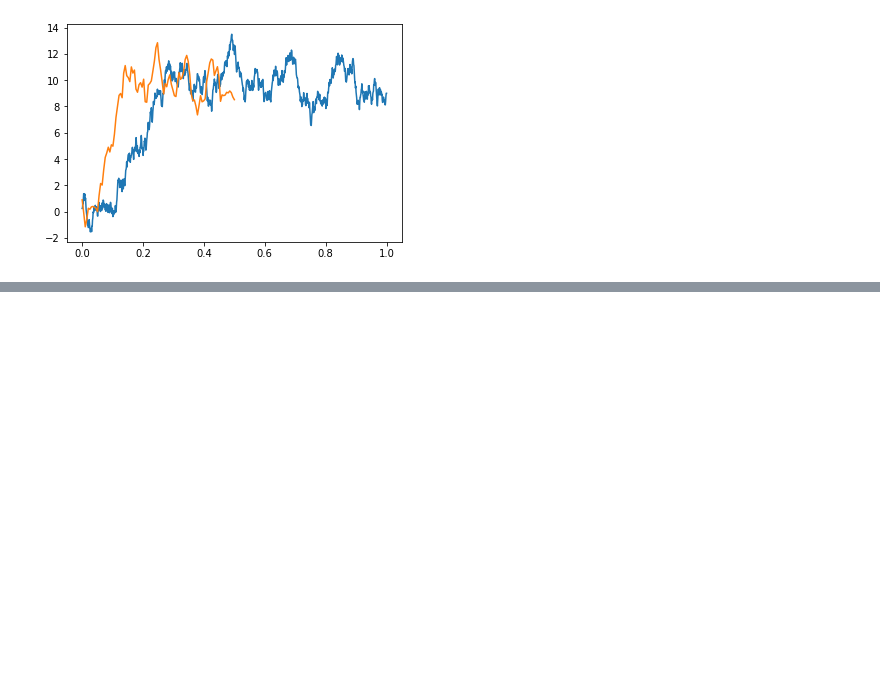
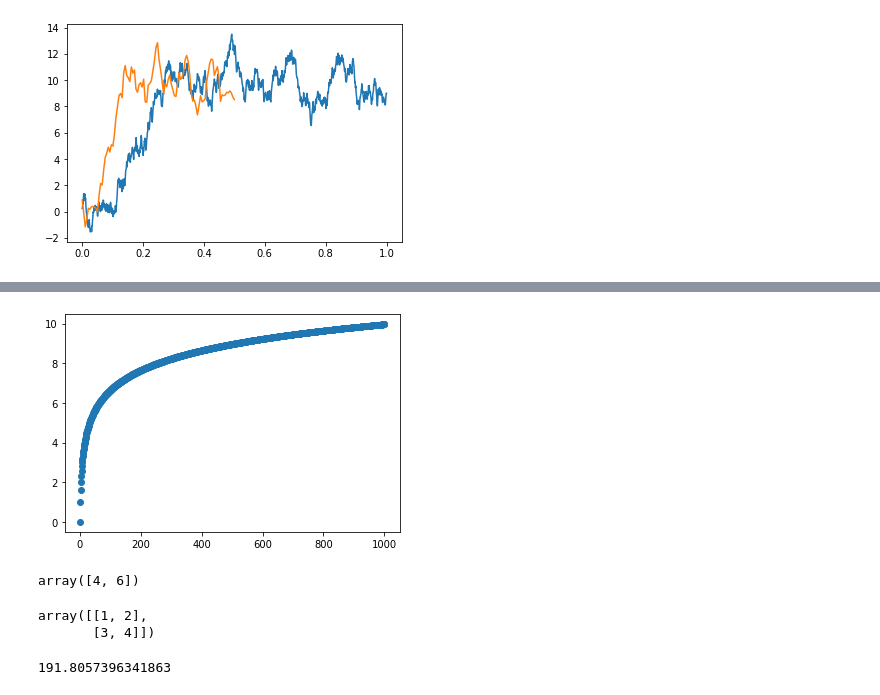
Before and after one commit to ypzhang725/Longshot, a Jupyter notebook: emp-sh2pc/resultsEMP/tmp.ipynb, the cells around one changed output, grey strips where cells are left out. Drawn from its saved outputs; the diff is of its cells as text; code cells hidden in the pictures; blank space fills up the shorter version.

```diff
--- a/emp-sh2pc/resultsEMP/tmp.ipynb
+++ b/emp-sh2pc/resultsEMP/tmp.ipynb
@@ -24,0 +125,25 @@ plt.show()
+# %%
+import math
+T = 1000
+x1 = np.linspace(1, T, T)
+log2 = [math.log2(i+1) for i in range(T)]
+plt.scatter(x1, log2)
+
+plt.show()
+# %% [output]
+[figure, added]
+# %%
+np.sum(np.array([[1,2],[3,4]]), axis=0)
+# %% [output]
+array([4, 6])
+# %%
+np.array([[1,2],[3,4]])
+# %% [output]
+array([[1, 2],
+       [3, 4]])
+# %%
+baseline_list = (np.random.laplace(0, (200/1), 100))
+
+np.mean(np.abs(baseline_list))
+# %% [output]
+191.8057396341863
```
Also changed, not shown: parts of 4 cells of this notebook, 40 other files.
